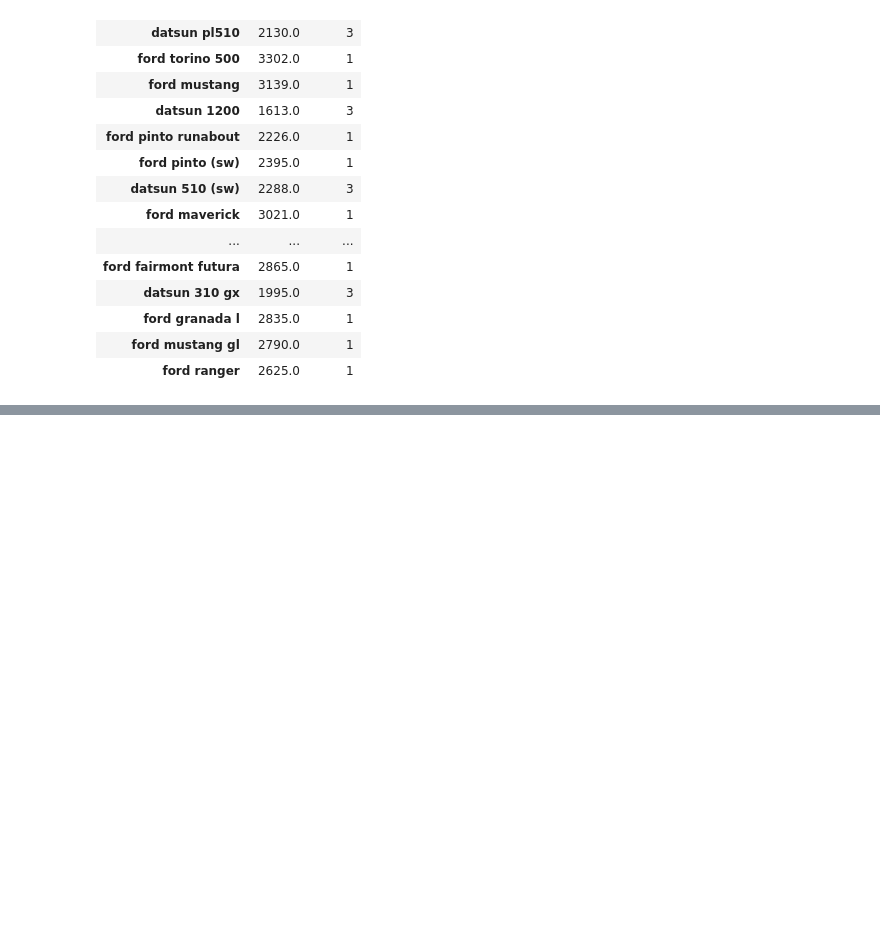
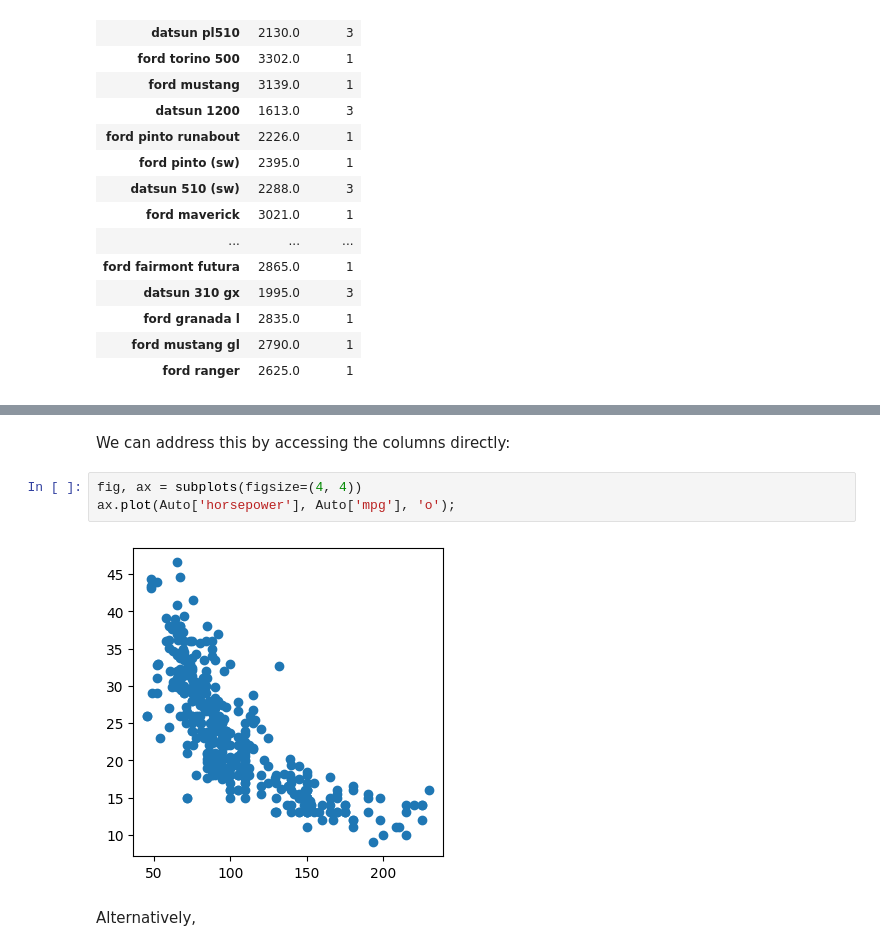
Before and after one commit to Anthonny20/AI-PROJECTS, a Jupyter notebook: ISLP/01_Pandas.ipynb, the cells around one changed output, grey strips where cells are left out. Saved outputs shown, nothing was run; the diff lists cells and outputs as text; blank space fills up the shorter version.

```diff
--- a/ISLP/01_Pandas.ipynb
+++ b/ISLP/01_Pandas.ipynb
@@ -353,0 +436,9 @@ Auto_re.loc[lambda df: (df['displacement'] < 300)
+# %% [markdown]
+We can address this by accessing the columns directly:
+# %%
+fig, ax = subplots(figsize=(4, 4))
+ax.plot(Auto['horsepower'], Auto['mpg'], 'o');
+# %% [output]
+[figure, added]
+# %% [markdown]
+Alternatively,
```
Also changed, not shown: parts of 17 cells of this notebook.
